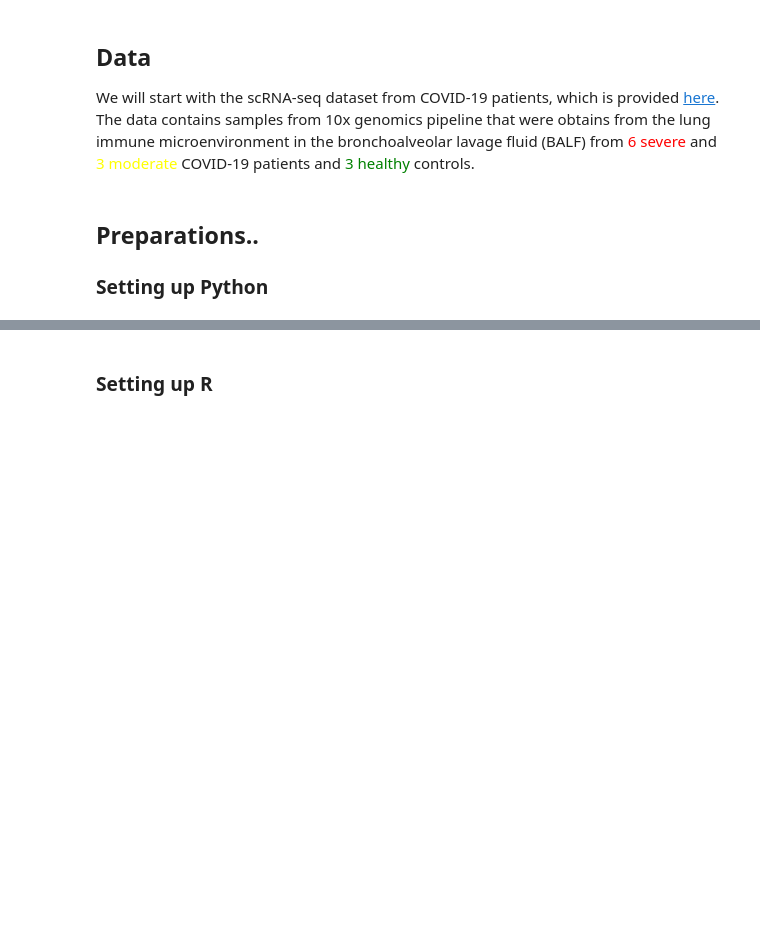
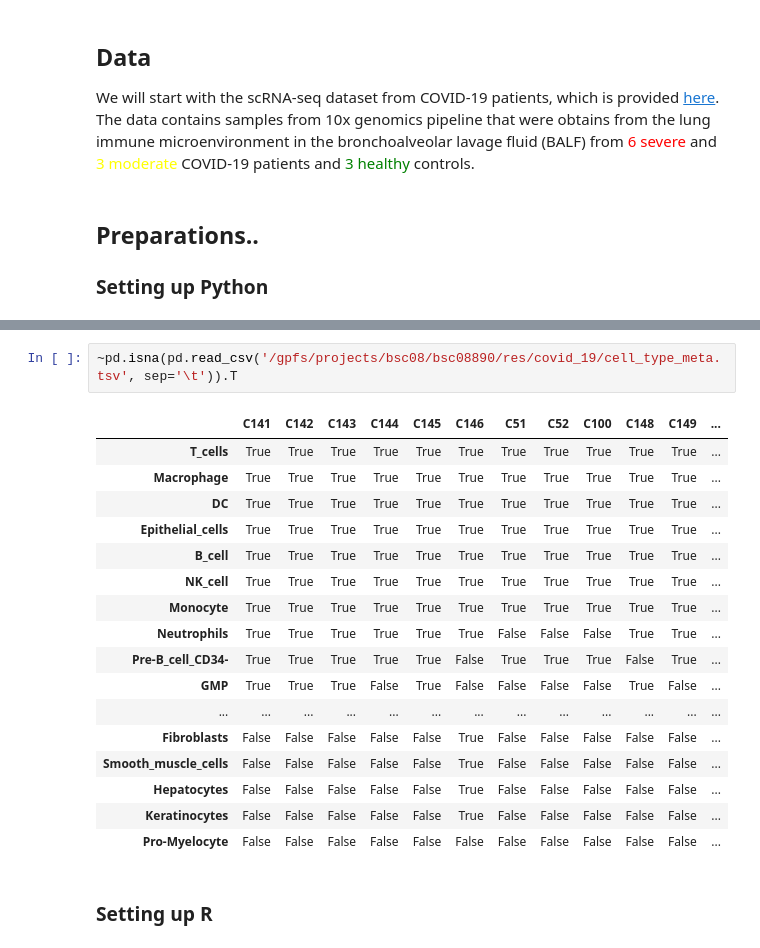
Before and after one commit to masyahook/scGRN, a Jupyter notebook: jupyter/GRN_inference.ipynb, the cells around one changed output, grey strips where cells are left out. Saved outputs shown, nothing was run; the diff lists cells and outputs as text; blank space fills up the shorter version.

```diff
--- a/jupyter/GRN_inference.ipynb
+++ b/jupyter/GRN_inference.ipynb
@@ -127,3 +134,23 @@ plt.rcParams['figure.dpi'] = 200
+# %%
+~pd.isna(pd.read_csv('/gpfs/projects/bsc08/bsc08890/res/covid_19/cell_type_meta.tsv', sep='\t')).T
+# %% [output]
+|  | C141 | C142 | C143 | C144 | C145 | C146 | C51 | C52 | C100 | C148 | C149 | ... |
+| T_cells | True | True | True | True | True | True | True | True | True | True | True | ... |
+| Macrophage | True | True | True | True | True | True | True | True | True | True | True | ... |
+| DC | True | True | True | True | True | True | True | True | True | True | True | ... |
+| Epithelial_cells | True | True | True | True | True | True | True | True | True | True | True | ... |
+| B_cell | True | True | True | True | True | True | True | True | True | True | True | ... |
+| NK_cell | True | True | True | True | True | True | True | True | True | True | True | ... |
+| Monocyte | True | True | True | True | True | True | True | True | True | True | True | ... |
+| Neutrophils | True | True | True | True | True | True | False | False | False | True | True | ... |
+| Pre-B_cell_CD34- | True | True | True | True | True | False | True | True | True | False | True | ... |
+| GMP | True | True | True | False | True | False | False | False | False | True | False | ... |
+| ... | ... | ... | ... | ... | ... | ... | ... | ... | ... | ... | ... | ... |
+| Fibroblasts | False | False | False | False | False | True | False | False | False | False | False | ... |
+| Smooth_muscle_cells | False | False | False | False | False | True | False | False | False | False | False | ... |
+| Hepatocytes | False | False | False | False | False | True | False | False | False | False | False | ... |
+| Keratinocytes | False | False | False | False | False | True | False | False | False | False | False | ... |
+| Pro-Myelocyte | False | False | False | False | False | False | False | False | False | False | False | ... |
 # %% [markdown]
 ### Setting up R
 # %%
```
Also changed, not shown: parts of 20 cells of this notebook, 4 other files.
